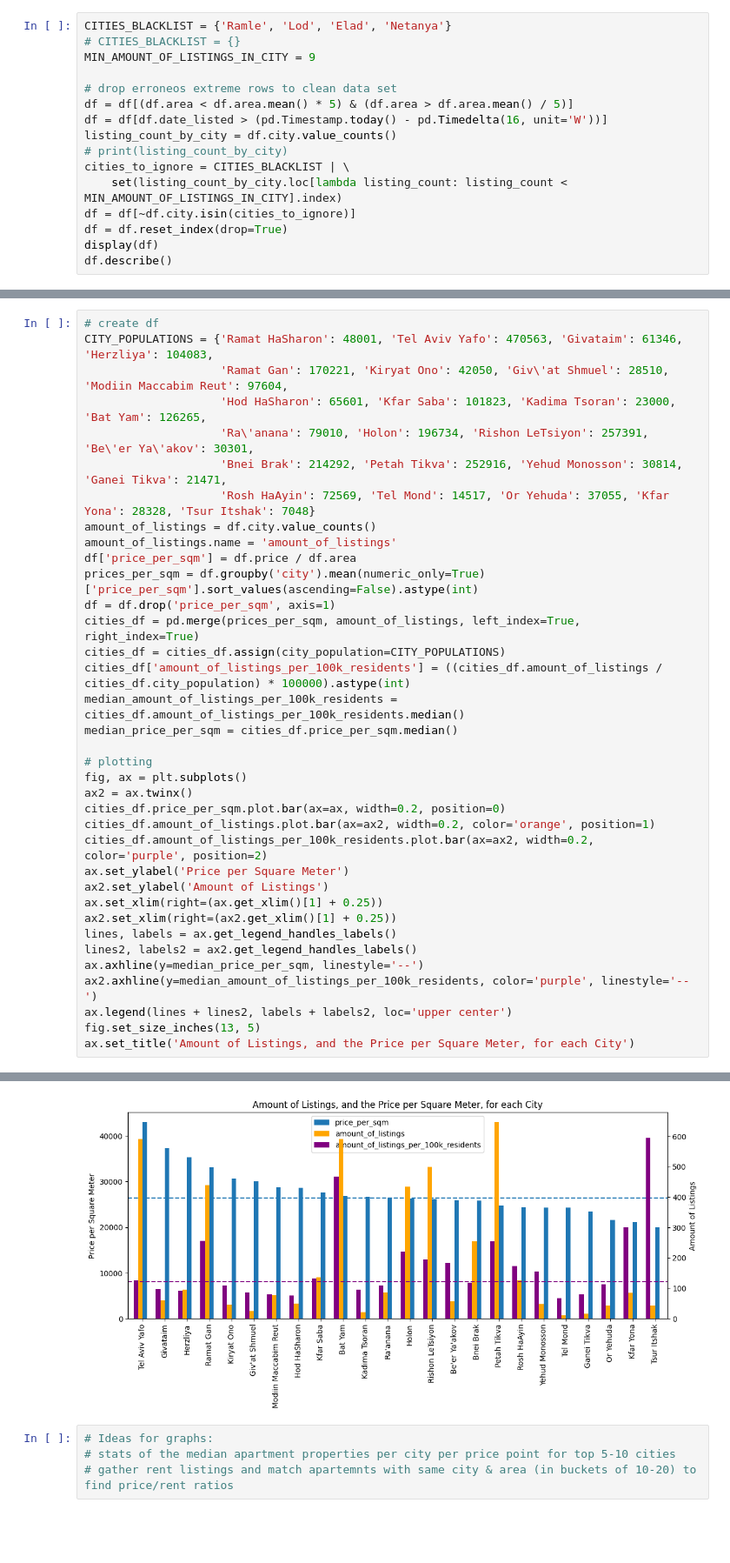
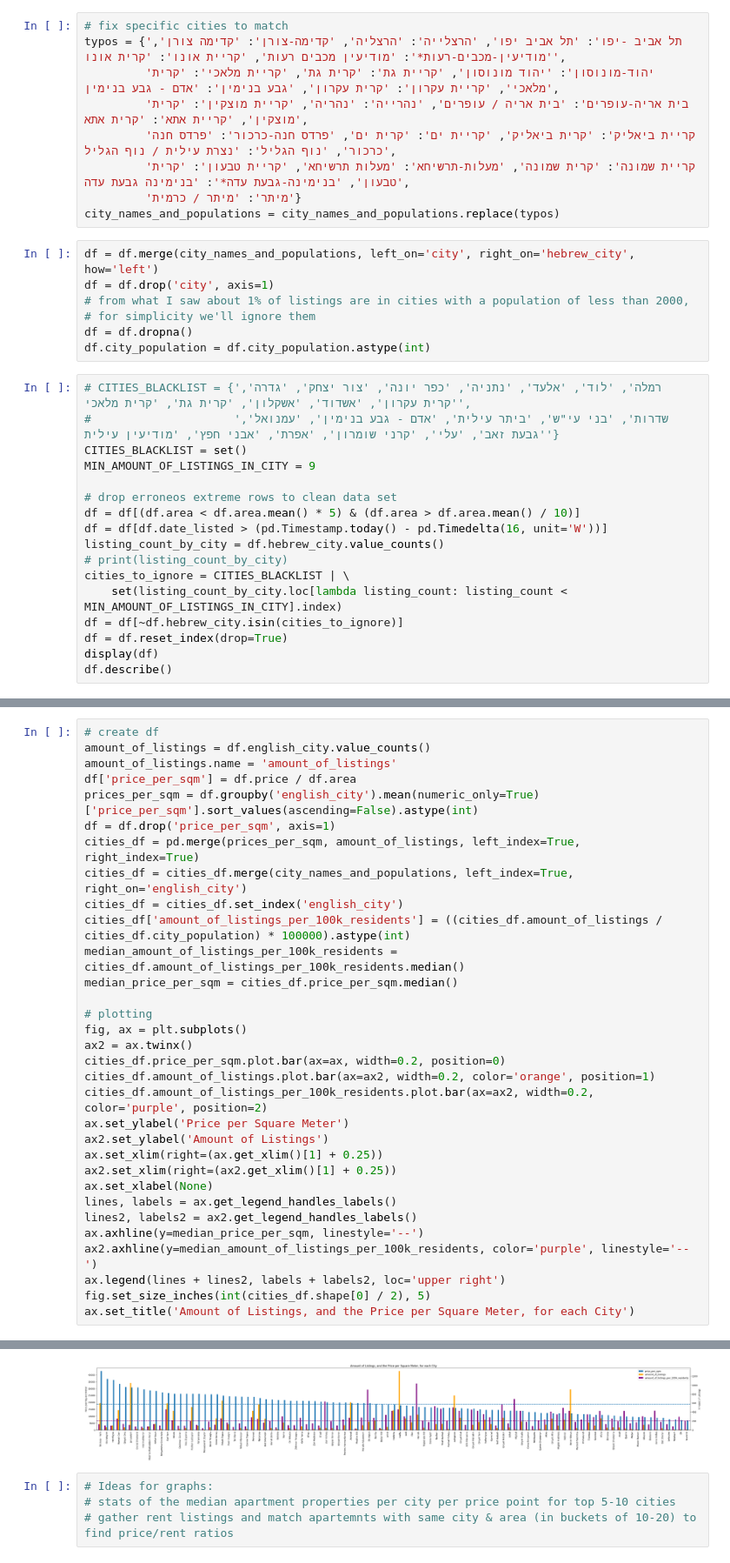
Before and after one commit to dan8901/yad2-analysis, a Jupyter notebook: real_estate_listings_analysis.ipynb, the cells around one changed output, grey strips where cells are left out. Shown at 87% size. Drawn from its saved outputs; the diff is of its cells as text; blank space fills up the shorter version.

```diff
--- a/real_estate_listings_analysis.ipynb
+++ b/real_estate_listings_analysis.ipynb
@@ -22,16 +20,33 @@ df.date_listed = pd.to_datetime(df.date_listed)
+# %%
+# fix specific cities to match
+typos = {'תל אביב -יפו': 'תל אביב יפו', 'הרצלייה': 'הרצליה', 'קדימה-צורן': 'קדימה צורן', 'מודיעין-מכבים-רעות*': 'מודיעין מכבים רעות', 'קריית אונו': 'קרית אונו',
+         'יהוד-מונוסון': 'יהוד מונוסון', 'קריית גת': 'קרית גת', 'קריית מלאכי': 'קרית מלאכי', 'קריית עקרון': 'קרית עקרון', 'גבע בנימין': 'אדם - גבע בנימין',
+         'בית אריה-עופרים': 'בית אריה / עופרים', 'נהרייה': 'נהריה', 'קריית מוצקין': 'קרית מוצקין', 'קריית אתא': 'קרית אתא',
+         'קריית ביאליק': 'קרית ביאליק', 'קריית ים': 'קרית ים', 'פרדס חנה-כרכור': 'פרדס חנה כרכור', 'נוף הגליל': 'נצרת עילית / נוף הגליל',
+         'קריית שמונה': 'קרית שמונה', 'מעלות-תרשיחא': 'מעלות תרשיחא', 'קריית טבעון': 'קרית טבעון', 'בנימינה-גבעת עדה*': 'בנימינה גבעת עדה',
+         'מיתר': 'מיתר / כרמית'}
+city_names_and_populations = city_names_and_populations.replace(typos)
+# %%
+df = df.merge(city_names_and_populations, left_on='city', right_on='hebrew_city', how='left')
+df = df.drop('city', axis=1)
+# from what I saw about 1% of listings are in cities with a population of less than 2000,
+# for simplicity we'll ignore them
+df = df.dropna()
+df.city_population = df.city_population.astype(int)
 # %%
-CITIES_BLACKLIST = {'Ramle', 'Lod', 'Elad', 'Netanya'}
-# CITIES_BLACKLIST = {}
+# CITIES_BLACKLIST = {'רמלה', 'לוד', 'אלעד', 'נתניה', 'כפר יונה', 'צור יצחק', 'גדרה', 'קרית עקרון', 'אשדוד', 'אשקלון', 'קרית גת', 'קרית מלאכי',
+#                     'שדרות', 'בני עי"ש', 'ביתר עילית', 'אדם - גבע בנימין', 'עמנואל', 'גבעת זאב', 'עלי', 'קרני שומרון', 'אפרת', 'אבני חפץ', 'מודיעין עילית'}
+CITIES_BLACKLIST = set()
 MIN_AMOUNT_OF_LISTINGS_IN_CITY = 9
 
 # drop erroneos extreme rows to clean data set
-df = df[(df.area < df.area.mean() * 5) & (df.area > df.area.mean() / 5)]
+df = df[(df.area < df.area.mean() * 5) & (df.area > df.area.mean() / 10)]
 df = df[df.date_listed > (pd.Timestamp.today() - pd.Timedelta(16, unit='W'))]
-listing_count_by_city = df.city.value_counts()
+listing_count_by_city = df.hebrew_city.value_counts()
 # print(listing_count_by_city)
 cities_to_ignore = CITIES_BLACKLIST | \
     set(listing_count_by_city.loc[lambda listing_count: listing_count < MIN_AMOUNT_OF_LISTINGS_IN_CITY].index)
-df = df[~df.city.isin(cities_to_ignore)]
+df = df[~df.hebrew_city.isin(cities_to_ignore)]
 df = df.reset_index(drop=True)
 display(df)
 df.describe()
@@ -126,42 +140,38 @@ Text(0.5, 1.0, 'Distribution of Floor Number')
 # %%
 # create df
-CITY_POPULATIONS = {'Ramat HaSharon': 48001, 'Tel Aviv Yafo': 470563, 'Givataim': 61346, 'Herzliya': 104083,
-                    'Ramat Gan': 170221, 'Kiryat Ono': 42050, 'Giv\'at Shmuel': 28510, 'Modiin Maccabim Reut': 97604,
-                    'Hod HaSharon': 65601, 'Kfar Saba': 101823, 'Kadima Tsoran': 23000, 'Bat Yam': 126265,
-                    'Ra\'anana': 79010, 'Holon': 196734, 'Rishon LeTsiyon': 257391, 'Be\'er Ya\'akov': 30301,
-                    'Bnei Brak': 214292, 'Petah Tikva': 252916, 'Yehud Monosson': 30814, 'Ganei Tikva': 21471,
-                    'Rosh HaAyin': 72569, 'Tel Mond': 14517, 'Or Yehuda': 37055, 'Kfar Yona': 28328, 'Tsur Itshak': 7048}
-amount_of_listings = df.city.value_counts()
+amount_of_listings = df.english_city.value_counts()
 amount_of_listings.name = 'amount_of_listings'
 df['price_per_sqm'] = df.price / df.area
-prices_per_sqm = df.groupby('city').mean(numeric_only=True)['price_per_sqm'].sort_values(ascending=False).astype(int)
+prices_per_sqm = df.groupby('english_city').mean(numeric_only=True)['price_per_sqm'].sort_values(ascending=False).astype(int)
 df = df.drop('price_per_sqm', axis=1)
 cities_df = pd.merge(prices_per_sqm, amount_of_listings, left_index=True, right_index=True)
-cities_df = cities_df.assign(city_population=CITY_POPULATIONS)
+cities_df = cities_df.merge(city_names_and_populations, left_index=True, right_on='english_city')
+cities_df = cities_df.set_index('english_city')
 cities_df['amount_of_listings_per_100k_residents'] = ((cities_df.amount_of_listings / cities_df.city_population) * 100000).astype(int)
 median_amount_of_listings_per_100k_residents = cities_df.amount_of_listings_per_100k_residents.median()
 median_price_per_sqm = cities_df.price_per_sqm.median()
 
 # plotting
 fig, ax = plt.subplots()
 ax2 = ax.twinx()
 cities_df.price_per_sqm.plot.bar(ax=ax, width=0.2, position=0)
 cities_df.amount_of_listings.plot.bar(ax=ax2, width=0.2, color='orange', position=1)
 cities_df.amount_of_listings_per_100k_residents.plot.bar(ax=ax2, width=0.2, color='purple', position=2)
 ax.set_ylabel('Price per Square Meter')
 ax2.set_ylabel('Amount of Listings')
 ax.set_xlim(right=(ax.get_xlim()[1] + 0.25))
 ax2.set_xlim(right=(ax2.get_xlim()[1] + 0.25))
+ax.set_xlabel(None)
 lines, labels = ax.get_legend_handles_labels()
 lines2, labels2 = ax2.get_legend_handles_labels()
 ax.axhline(y=median_price_per_sqm, linestyle='--')
 ax2.axhline(y=median_amount_of_listings_per_100k_residents, color='purple', linestyle='--')
-ax.legend(lines + lines2, labels + labels2, loc='upper center')
-fig.set_size_inches(13, 5)
+ax.legend(lines + lines2, labels + labels2, loc='upper right')
+fig.set_size_inches(int(cities_df.shape[0] / 2), 5)
 ax.set_title('Amount of Listings, and the Price per Square Meter, for each City')
 # %% [output]
 Text(0.5, 1.0, 'Amount of Listings, and the Price per Square Meter, for each City')
-[figure, old version]
+[figure, new version]
 # %%
 # Ideas for graphs:
 # stats of the median apartment properties per city per price point for top 5-10 cities
```
Also changed, not shown: parts of 13 cells of this notebook, 7 other files.
